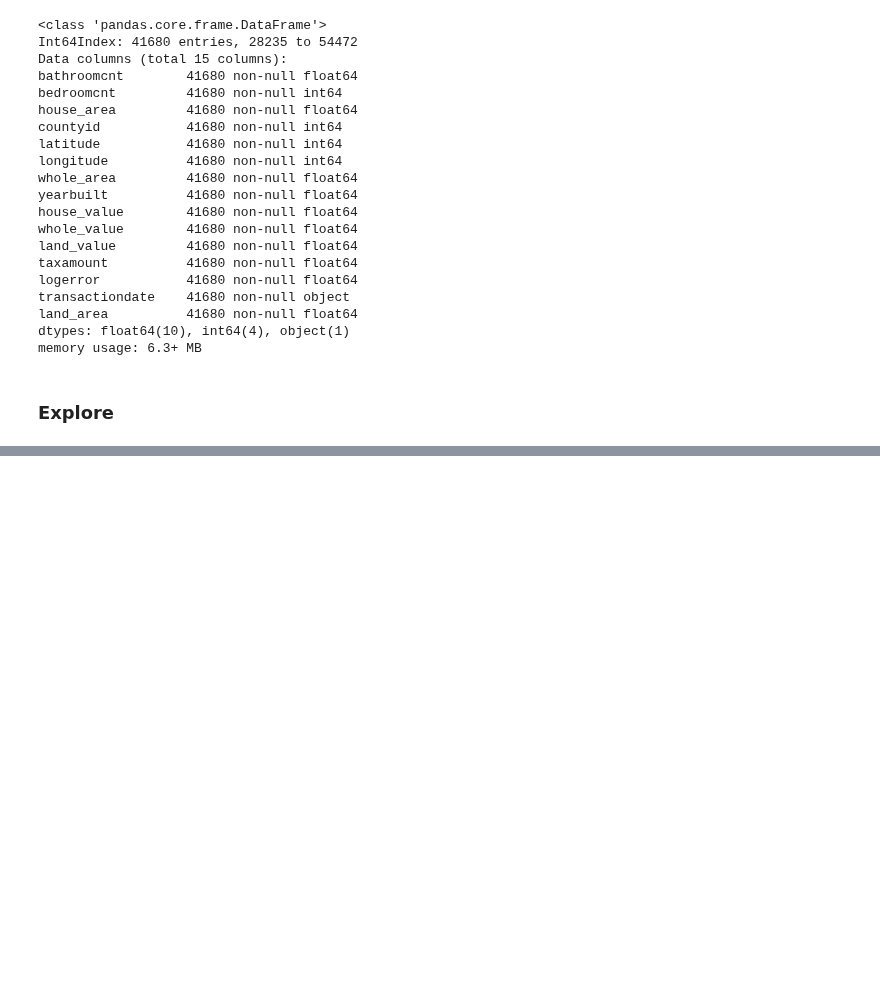
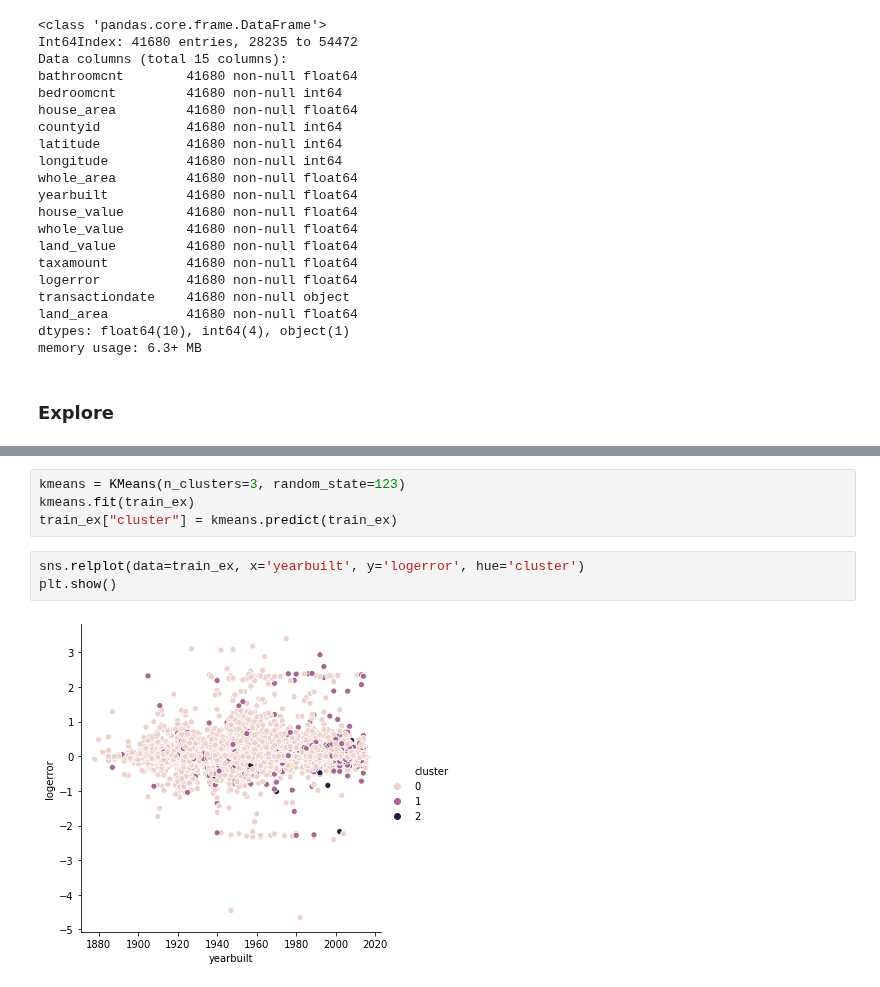
Before and after one commit to RainierCluster/zillow-cluster, a Jupyter notebook: mists_clustsers.ipynb, the cells around one changed output, grey strips where cells are left out. Cells and saved outputs as stored; diff of their text form; blank space fills up the shorter version.

```diff
--- a/mists_clustsers.ipynb
+++ b/mists_clustsers.ipynb
@@ -605,0 +674,9 @@ Name: land_area, dtype: int64
+# %%
+kmeans = KMeans(n_clusters=3, random_state=123)
+kmeans.fit(train_ex)
+train_ex["cluster"] = kmeans.predict(train_ex)
+# %%
+sns.relplot(data=train_ex, x='yearbuilt', y='logerror', hue='cluster')
+plt.show()
+# %% [output]
+[figure, added]
```
Also changed, not shown: parts of 28 cells of this notebook, 1 other file.
